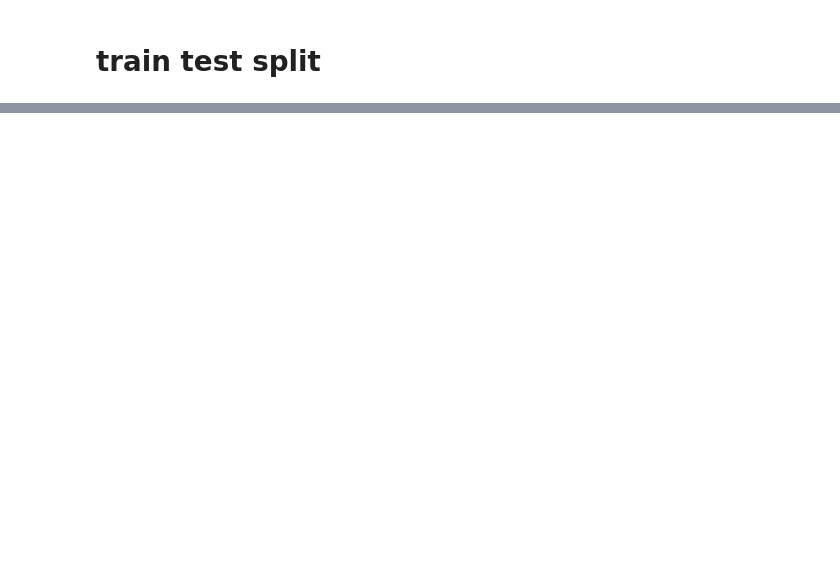
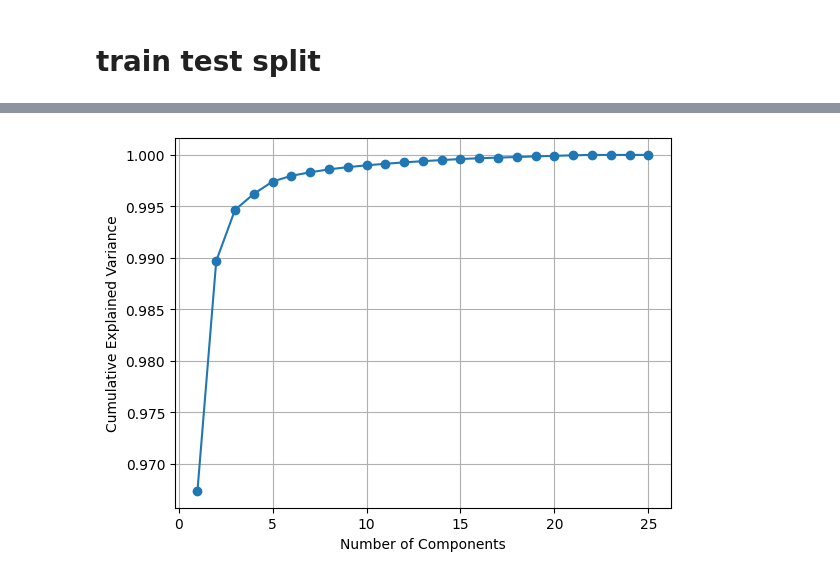
Before and after one commit to linisha04/Predict-the-Success-of-Bank-telemarketing, a Jupyter notebook: liniiiii.ipynb, the cells around one changed output, grey strips where cells are left out. Cells and saved outputs as stored; diff of their text form; code cells hidden in the pictures; blank space fills up the shorter version.

```diff
--- a/liniiiii.ipynb
+++ b/liniiiii.ipynb
@@ -992 +1053,16 @@ Confusion Matrix
+# %%
+from sklearn.decomposition import PCA
+import matplotlib.pyplot as plt
+
+# Assuming X_train is your data
+pca = PCA().fit(xtrain)
+
+# Plot the explained variance ratio for each component
+plt.plot(range(1, len(pca.explained_variance_ratio_) + 1), pca.explained_variance_ratio_.cumsum(), marker='o')
+plt.xlabel('Number of Components')
+plt.ylabel('Cumulative Explained Variance')
+plt.grid(True)
+plt.show()
+# %% [output]
+[figure, added]
 # %%
```
Also changed, not shown: parts of 18 cells of this notebook.
